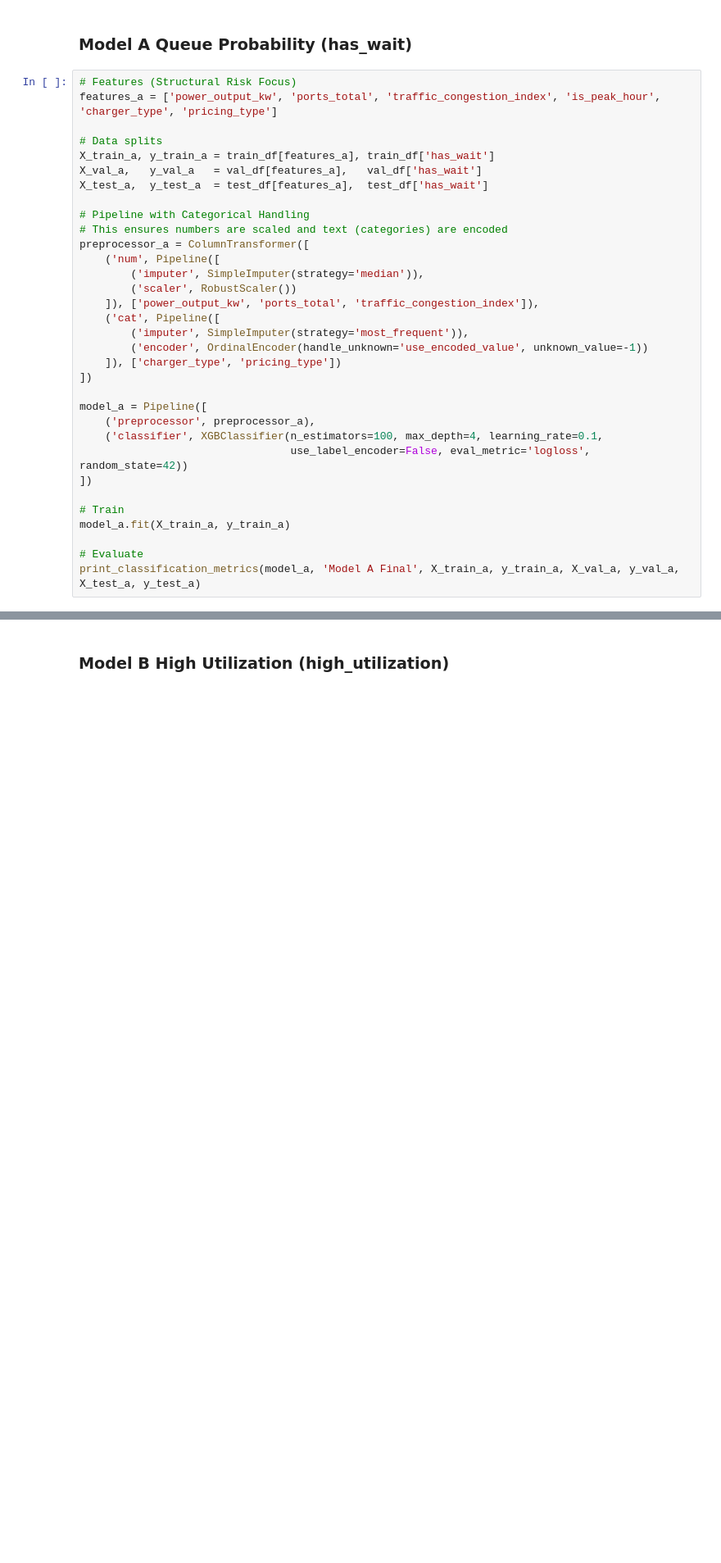
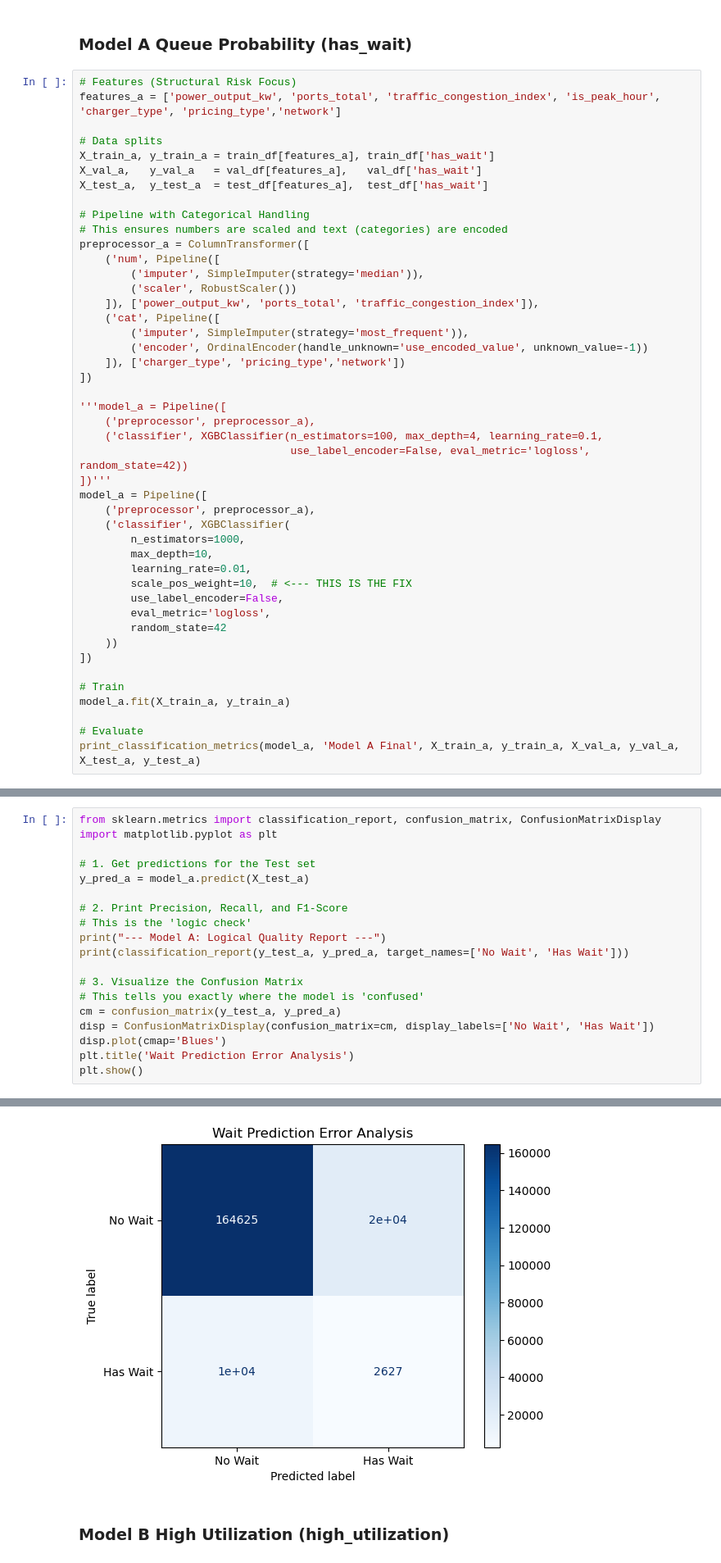
Before and after one commit to Priyanka2580/EV-Station-Recommender-System, a Jupyter notebook: models/train_models.ipynb, the cells around one changed output, grey strips where cells are left out. Shown at 82% size. Drawn from its saved outputs; the diff is of its cells as text; blank space fills up the shorter version.

Commit message:
Add Model A analysis workflow updates

```diff
--- a/models/train_models.ipynb
+++ b/models/train_models.ipynb
@@ -95,7 +95,7 @@ def print_classification_metrics(model, name, X_train, y_train, X_val, y_val, X_
 ###  Model A  Queue Probability (has_wait)
 # %%
 # Features (Structural Risk Focus)
-features_a = ['power_output_kw', 'ports_total', 'traffic_congestion_index', 'is_peak_hour', 'charger_type', 'pricing_type']
+features_a = ['power_output_kw', 'ports_total', 'traffic_congestion_index', 'is_peak_hour', 'charger_type', 'pricing_type','network']
 
 # Data splits
 X_train_a, y_train_a = train_df[features_a], train_df['has_wait']
@@ -112,13 +112,25 @@ preprocessor_a = ColumnTransformer([
     ('cat', Pipeline([
         ('imputer', SimpleImputer(strategy='most_frequent')),
         ('encoder', OrdinalEncoder(handle_unknown='use_encoded_value', unknown_value=-1))
-    ]), ['charger_type', 'pricing_type'])
+    ]), ['charger_type', 'pricing_type','network'])
 ])
 
-model_a = Pipeline([
+'''model_a = Pipeline([
     ('preprocessor', preprocessor_a),
     ('classifier', XGBClassifier(n_estimators=100, max_depth=4, learning_rate=0.1,
                                  use_label_encoder=False, eval_metric='logloss', random_state=42))
+])'''
+model_a = Pipeline([
+    ('preprocessor', preprocessor_a),
+    ('classifier', XGBClassifier(
+        n_estimators=1000,
+        max_depth=10,
+        learning_rate=0.01,
+        scale_pos_weight=10,  # <--- THIS IS THE FIX
+        use_label_encoder=False,
+        eval_metric='logloss',
+        random_state=42
+    ))
 ])
 
 # Train
@@ -134,0 +163,20 @@ Test      0.905187  0.936088
+# %%
+from sklearn.metrics import classification_report, confusion_matrix, ConfusionMatrixDisplay
+import matplotlib.pyplot as plt
+
+# 1. Get predictions for the Test set
+y_pred_a = model_a.predict(X_test_a)
+
+# 2. Print Precision, Recall, and F1-Score
+# This is the 'logic check'
+print("--- Model A: Logical Quality Report ---")
+print(classification_report(y_test_a, y_pred_a, target_names=['No Wait', 'Has Wait']))
+
+# 3. Visualize the Confusion Matrix
+# This tells you exactly where the model is 'confused'
+cm = confusion_matrix(y_test_a, y_pred_a)
+disp = ConfusionMatrixDisplay(confusion_matrix=cm, display_labels=['No Wait', 'Has Wait'])
+disp.plot(cmap='Blues')
+plt.title('Wait Prediction Error Analysis')
+plt.show()
+# %% [output]
@@ -135,3 +192,4 @@ Test      0.905187  0.936088
+[figure, added]
 # %% [markdown]
 ### Model B  High Utilization (high_utilization)
 # %%
```
Also changed, not shown: parts of 5 cells of this notebook, 1 other file.
